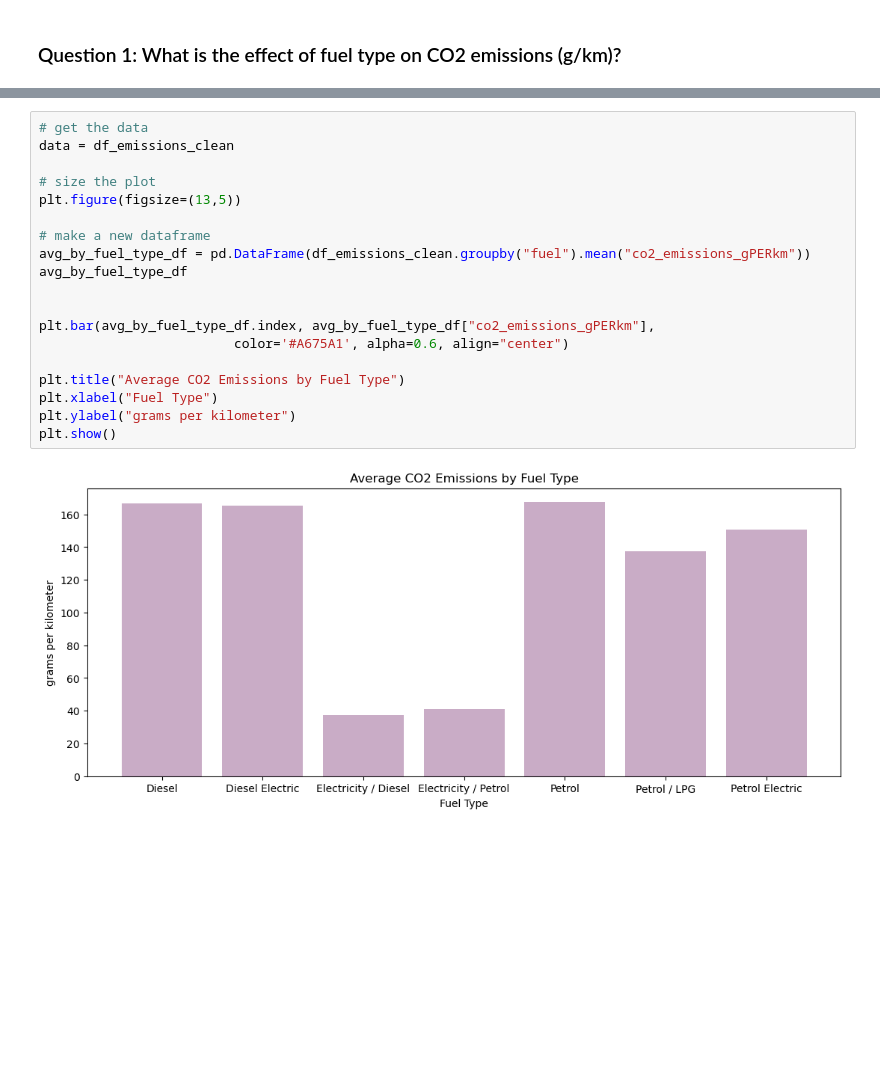
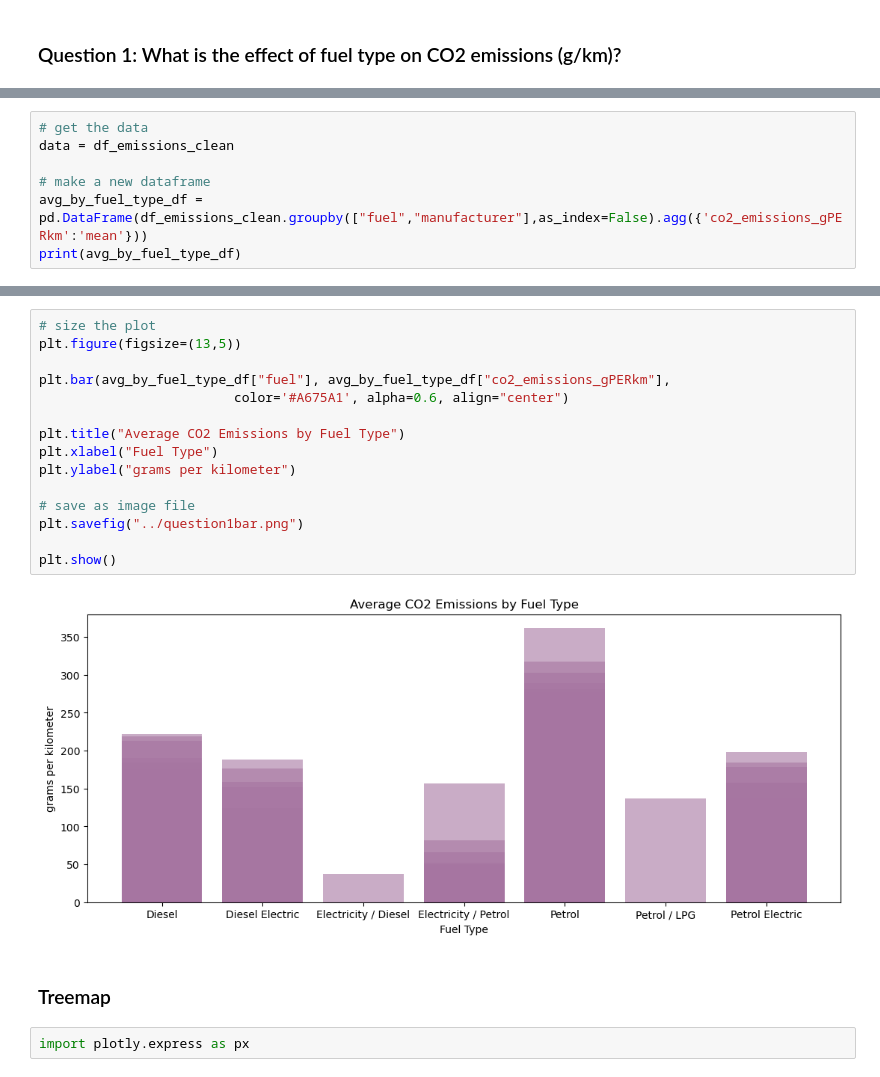
Before and after one commit to TheBoognish138/project_1_group_06, a Jupyter notebook: Genie/co2_emissions_chien.ipynb, the cells around one changed output, grey strips where cells are left out. Drawn from its saved outputs; the diff is of its cells as text; blank space fills up the shorter version.

```diff
--- a/Genie/co2_emissions_chien.ipynb
+++ b/Genie/co2_emissions_chien.ipynb
@@ -167,0 +175,7 @@ plt.show()
+# %%
+# get the data
+data = df_emissions_clean
+
+# make a new dataframe
+avg_by_fuel_type_df = pd.DataFrame(df_emissions_clean.groupby(["fuel","manufacturer"],as_index=False).agg({'co2_emissions_gPERkm':'mean'}))
+print(avg_by_fuel_type_df)
@@ -168,21 +197,21 @@ plt.show()
 # %%
-# get the data
-data = df_emissions_clean
-
 # size the plot
 plt.figure(figsize=(13,5))
 
-# make a new dataframe
-avg_by_fuel_type_df = pd.DataFrame(df_emissions_clean.groupby("fuel").mean("co2_emissions_gPERkm"))
-avg_by_fuel_type_df
-
-
-plt.bar(avg_by_fuel_type_df.index, avg_by_fuel_type_df["co2_emissions_gPERkm"],
+plt.bar(avg_by_fuel_type_df["fuel"], avg_by_fuel_type_df["co2_emissions_gPERkm"],
                          color='#A675A1', alpha=0.6, align="center")
 
 plt.title("Average CO2 Emissions by Fuel Type")
 plt.xlabel("Fuel Type")
 plt.ylabel("grams per kilometer")
+
+# save as image file
+plt.savefig("../question1bar.png")
+
 plt.show()
 # %% [output]
-[figure, old version]
+[figure, new version]
+# %% [markdown]
+### Treemap
+# %%
+import plotly.express as px
```
Also changed, not shown: parts of 5 cells of this notebook, 7 other files.
